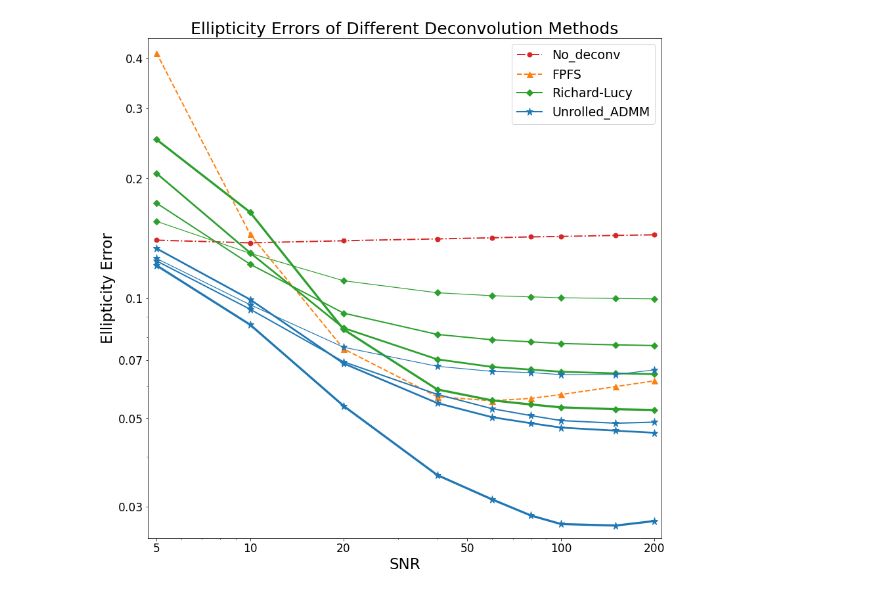
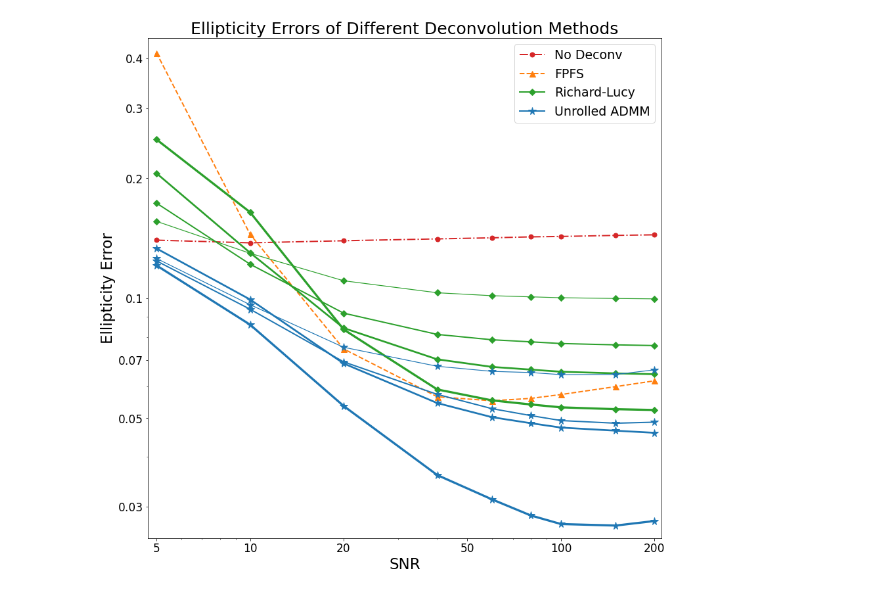
Before and after one commit to Lukeli0425/Galaxy-Deconv, a Jupyter notebook: error_snr.ipynb, the cells around one changed output. Saved outputs shown, nothing was run; the diff lists cells and outputs as text; code cells hidden in the pictures.

```diff
--- a/error_snr.ipynb
+++ b/error_snr.ipynb
@@ -7,7 +7,7 @@ import matplotlib.pyplot as plt
 
 %matplotlib inline
 # %%
-methods = {'No_deconv':('-.o', 2),
+methods = {'No_Deconv':('-.o', 2),
            'FPFS':('--^', 2),
            'Richard-Lucy(10)':('-D', 1.2), 'Richard-Lucy(20)':('-D', 2),
            'Richard-Lucy(30)':('-D', 2.7), 'Richard-Lucy(50)':('-D', 3.3),
@@ -23,37 +23,37 @@ for method in methods:
     results_file = os.path.join('results', method, f'results.json')
     with open(results_file, 'r') as f:
         results = json.load(f)
-    if method == 'No_deconv':
+    if method == 'No_Deconv':
         gt_shear = np.array(results['20']['gt_shear'])
     results.pop('time')
 
     for snr in snrs:
         rec_err = np.abs(np.array(results[str(snr)]['rec_shear']) - gt_shear)
         g_errs.append(np.mean(rec_err[:,2]))
         g_stds.append(np.std(rec_err[:,2]))
     color = 'tab:blue' if 'ADMM' in method else ('tab:green' if 'Richard-Lucy' in method else ('tab:orange' if method=='FPFS' else 'tab:red'))
-    markersize = 11.5 if 'ADMM' in method else (9 if method == 'FPFS' else 7)
+    markersize = 11.7 if 'ADMM' in method else (6.5 if 'Richard-Lucy' in method else (9 if method == 'FPFS' else 7))
     if methods[method][1] == 2:
-        label = 'Unrolled_ADMM' if 'ADMM' in method else ('Richard-Lucy' if 'Richard-Lucy' in method else method)
+        label = 'Unrolled ADMM' if 'ADMM' in method else ('Richard-Lucy' if 'Richard-Lucy' in method else ('No Deconv' if 'No' in method else method))
         ax1.plot(snrs, g_errs, methods[method][0], label=label, color=color, linewidth=methods[method][1], markersize=markersize)
     else:
         ax1.plot(snrs, g_errs, methods[method][0], color=color, linewidth=methods[method][1], markersize=markersize)
 
 ax1.set_ylim(0.025,0.45)
 ax1.set_yscale('log', base=10)
 ax1.set_yticks([0.03,0.05,0.07,0.1,0.2,0.3,0.4])
 ax1.set_yticklabels(['0.03','0.05','0.07','0.1','0.2','0.3','0.4'])
 ax1.set_ylabel('Ellipticity Error', fontsize=23)
 
 ax1.set_xlim([4.7, 210])
 ax1.set_xscale('log')
 ax1.set_xticks([5,10,20,50,100,200])
 ax1.set_xticklabels(['5','10','20','50','100','200'])
 ax1.set_xlabel('SNR', fontsize=23)
 
 plt.legend(fontsize=19)
 plt.tick_params(labelsize=17)
 plt.title('Ellipticity Errors of Different Deconvolution Methods', fontsize=25)
 plt.savefig(os.path.join('figures', f'err_snr.jpg'), bbox_inches='tight')
 # %% [output]
-[figure, old version]
+[figure, new version]
```
Also changed, not shown: 13 other files.
